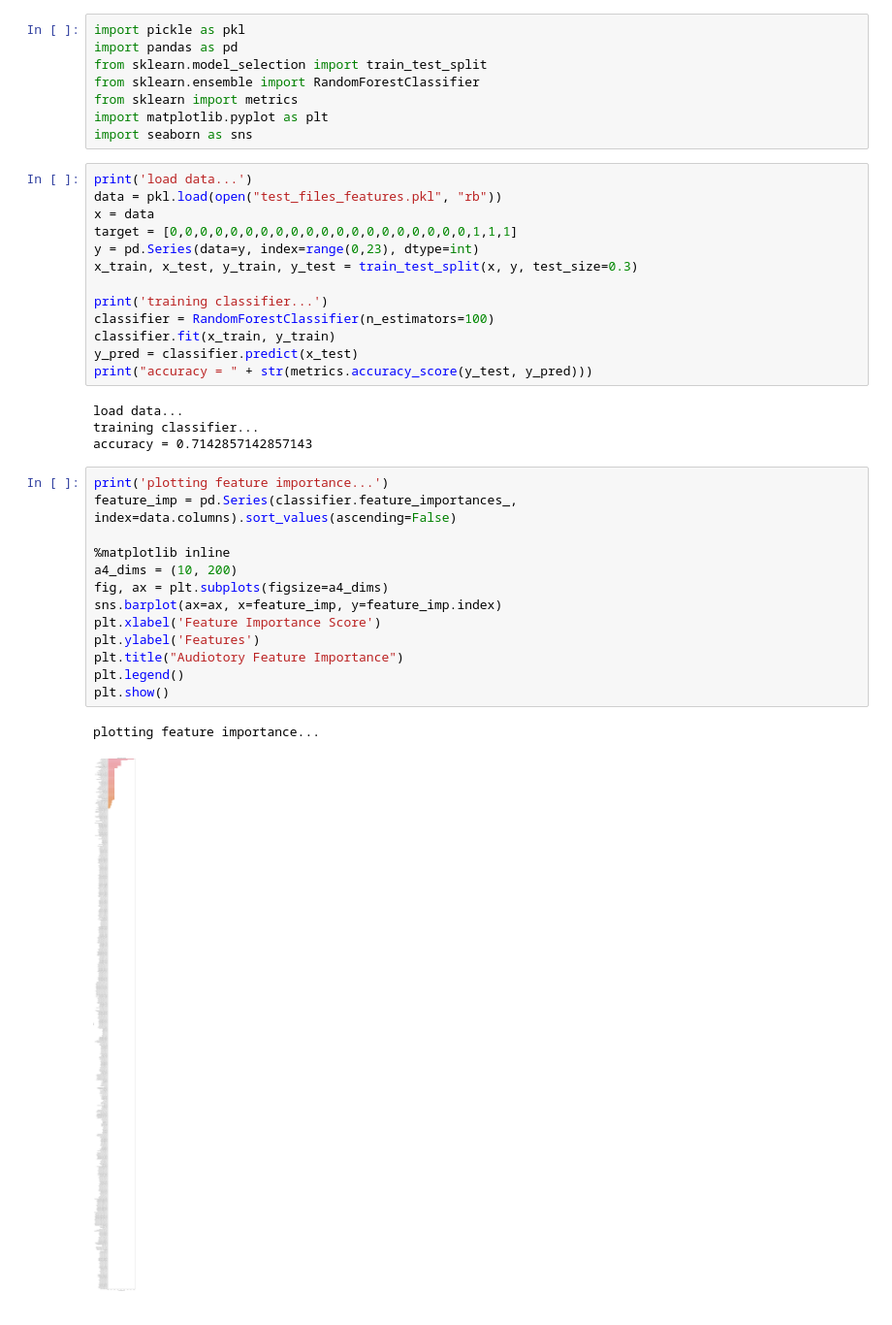
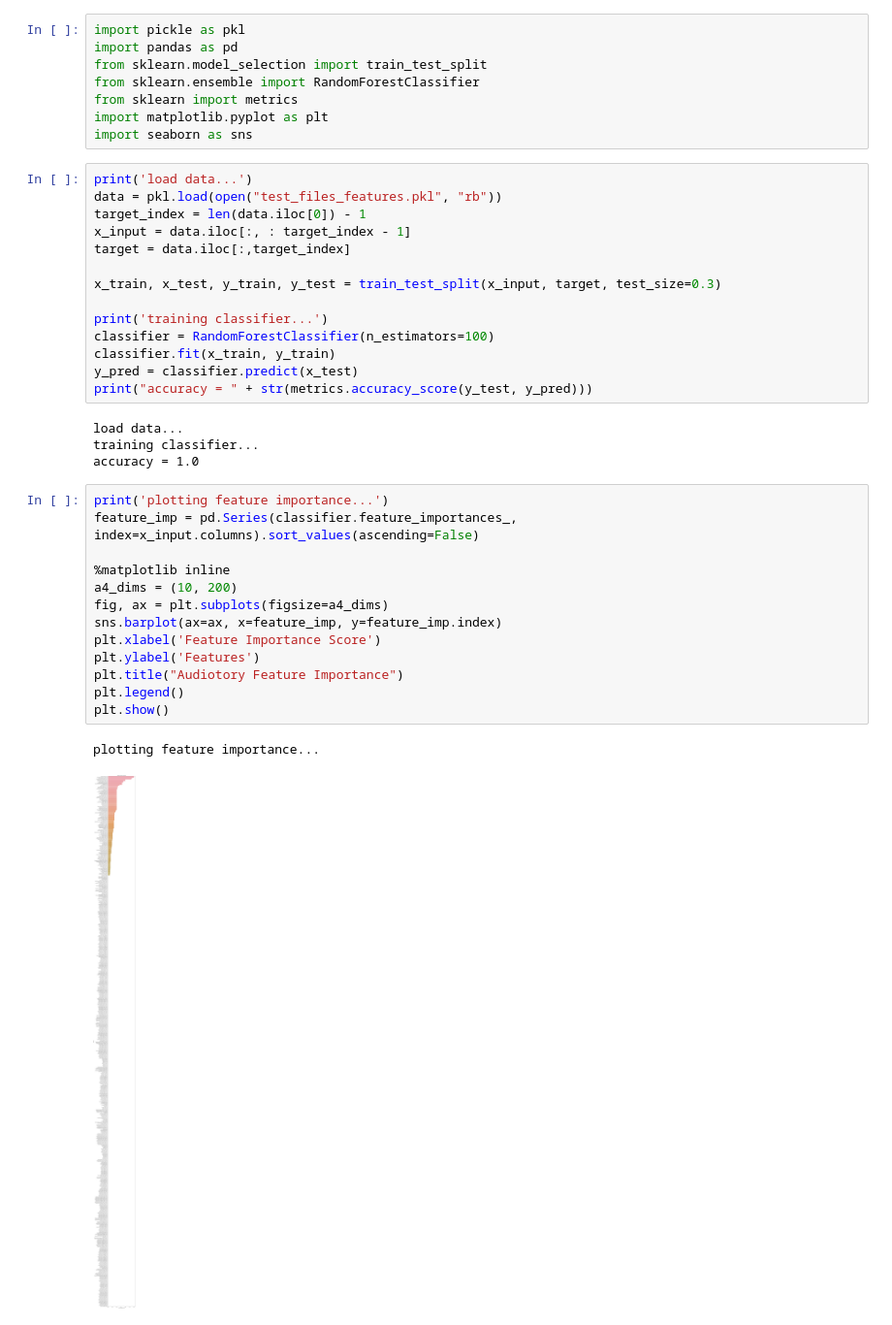
Before and after one commit to SimonZimmer/random_forest_classifier, a Jupyter notebook: classifier.ipynb, the cells around one changed output. Shown at 97% size. Saved outputs shown, nothing was run; the diff lists cells and outputs as text.

Commit message:
adding support for target annotation in dataset column for the feature extractor

```diff
--- a/classifier.ipynb
+++ b/classifier.ipynb
@@ -9,10 +9,11 @@ import seaborn as sns
 # %%
 print('load data...')
 data = pkl.load(open("test_files_features.pkl", "rb"))
-x = data
-target = [0,0,0,0,0,0,0,0,0,0,0,0,0,0,0,0,0,0,0,0,1,1,1]
-y = pd.Series(data=y, index=range(0,23), dtype=int)
-x_train, x_test, y_train, y_test = train_test_split(x, y, test_size=0.3)
+target_index = len(data.iloc[0]) - 1
+x_input = data.iloc[:, : target_index - 1]
+target = data.iloc[:,target_index]
+
+x_train, x_test, y_train, y_test = train_test_split(x_input, target, test_size=0.3)
 
 print('training classifier...')
 classifier = RandomForestClassifier(n_estimators=100)
@@ -22,20 +23,20 @@ print("accuracy = " + str(metrics.accuracy_score(y_test, y_pred)))
 # %% [output]
 load data...
 training classifier...
-accuracy = 0.7142857142857143
+accuracy = 1.0
 # %%
 print('plotting feature importance...')
-feature_imp = pd.Series(classifier.feature_importances_, index=data.columns).sort_values(ascending=False)
+feature_imp = pd.Series(classifier.feature_importances_, index=x_input.columns).sort_values(ascending=False)
 
 %matplotlib inline
 a4_dims = (10, 200)
 fig, ax = plt.subplots(figsize=a4_dims)
 sns.barplot(ax=ax, x=feature_imp, y=feature_imp.index)
 plt.xlabel('Feature Importance Score')
 plt.ylabel('Features')
 plt.title("Audiotory Feature Importance")
 plt.legend()
 plt.show()
 # %% [output]
 plotting feature importance...
-[figure, old version]
+[figure, new version]
```
Also changed, not shown: 1 other file.
